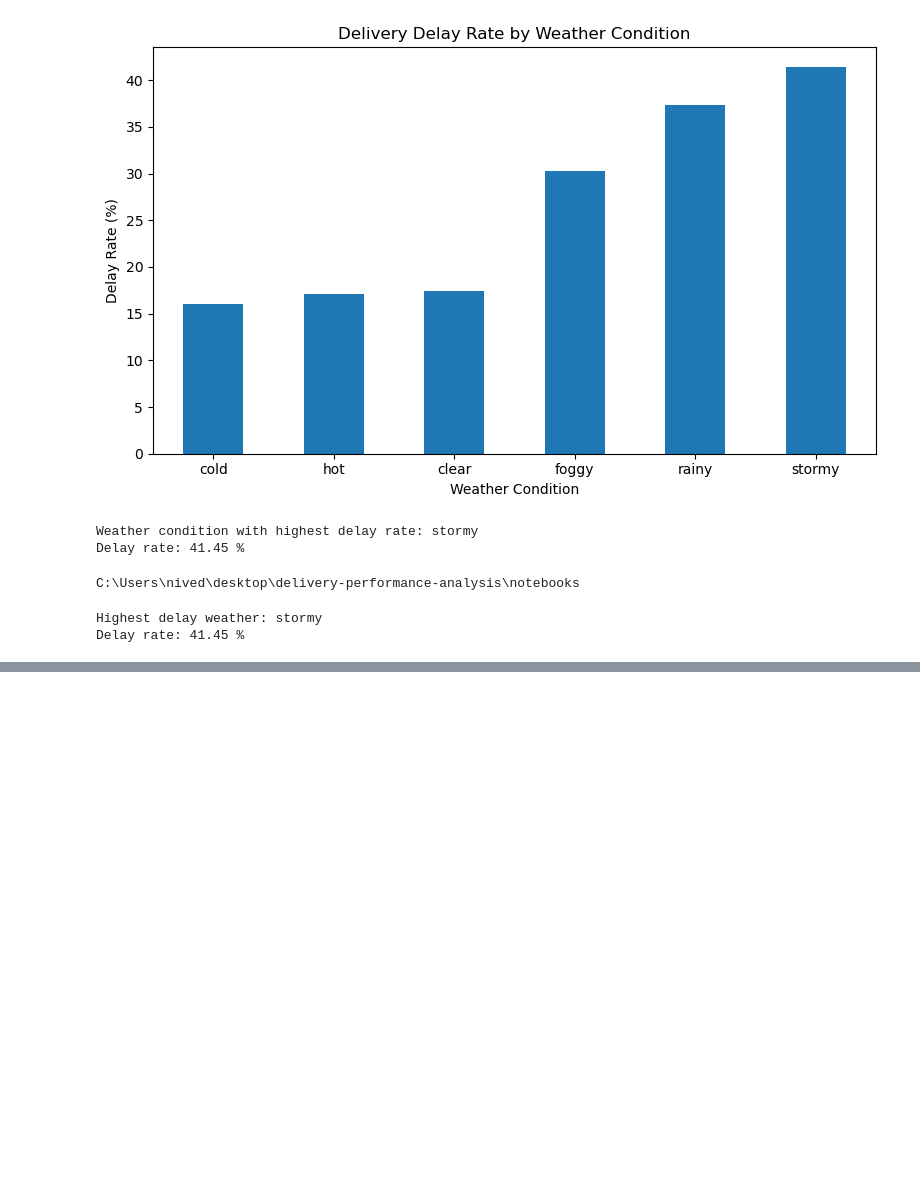
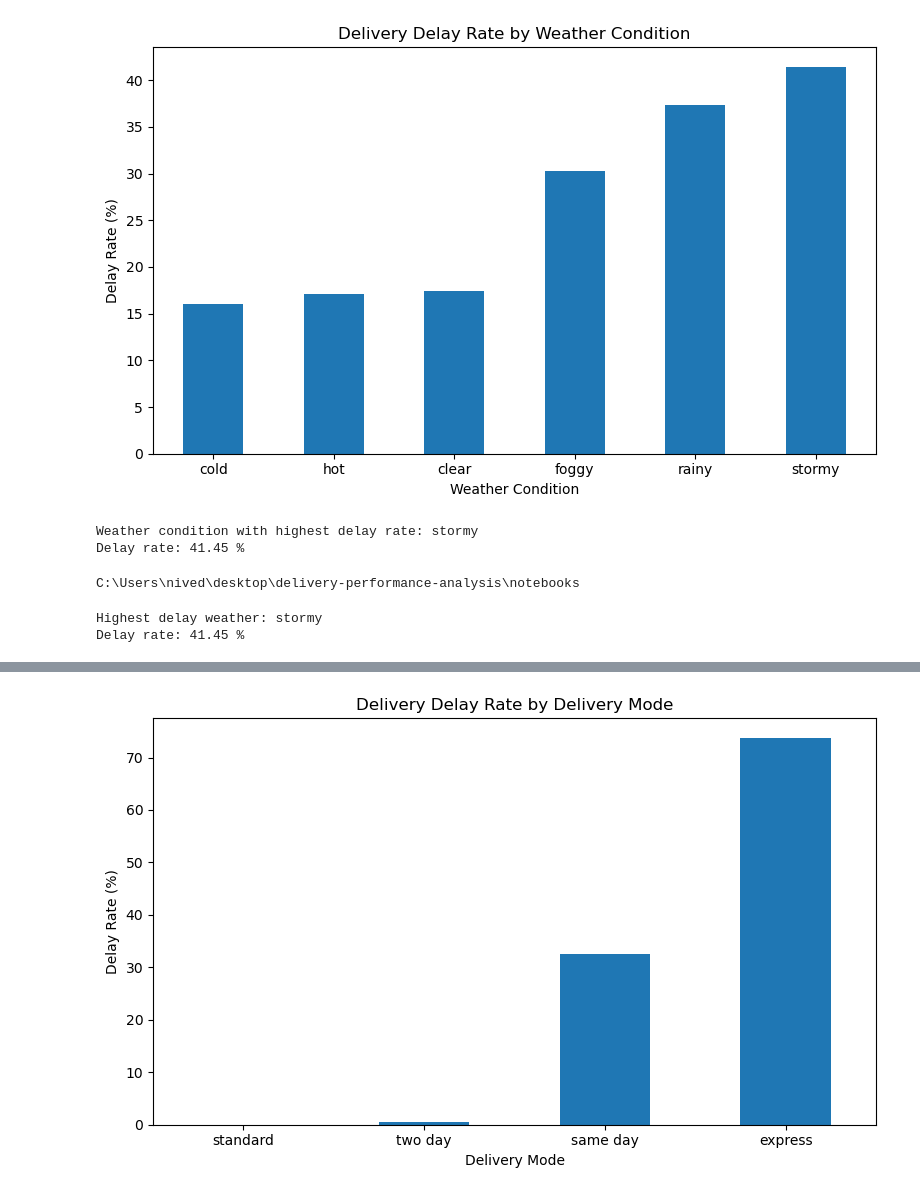
Before and after one commit to KNivedithaS/delivery-performance-analysis, a Jupyter notebook: notebooks/delivery_analysis.ipynb, the cells around one changed output, grey strips where cells are left out. Cells and saved outputs as stored; diff of their text form; code cells hidden in the pictures; blank space fills up the shorter version.

```diff
--- a/notebooks/delivery_analysis.ipynb
+++ b/notebooks/delivery_analysis.ipynb
@@ -386,0 +441,21 @@ Delay rate: 41.45 %
+# %%
+mode_delay["Delayed (%)"].sort_values().plot(
+    kind="bar",
+    figsize=(8,5)
+)
+
+plt.title("Delivery Delay Rate by Delivery Mode")
+plt.xlabel("Delivery Mode")
+plt.ylabel("Delay Rate (%)")
+plt.xticks(rotation=0)
+plt.tight_layout()
+
+plt.savefig(
+    "../visualizations/delay_by_mode.png",
+    dpi=300,
+    bbox_inches="tight"
+)
+
+plt.show()
+# %% [output]
+[figure, added]
```
Also changed, not shown: parts of 4 cells of this notebook, 5 other files.
